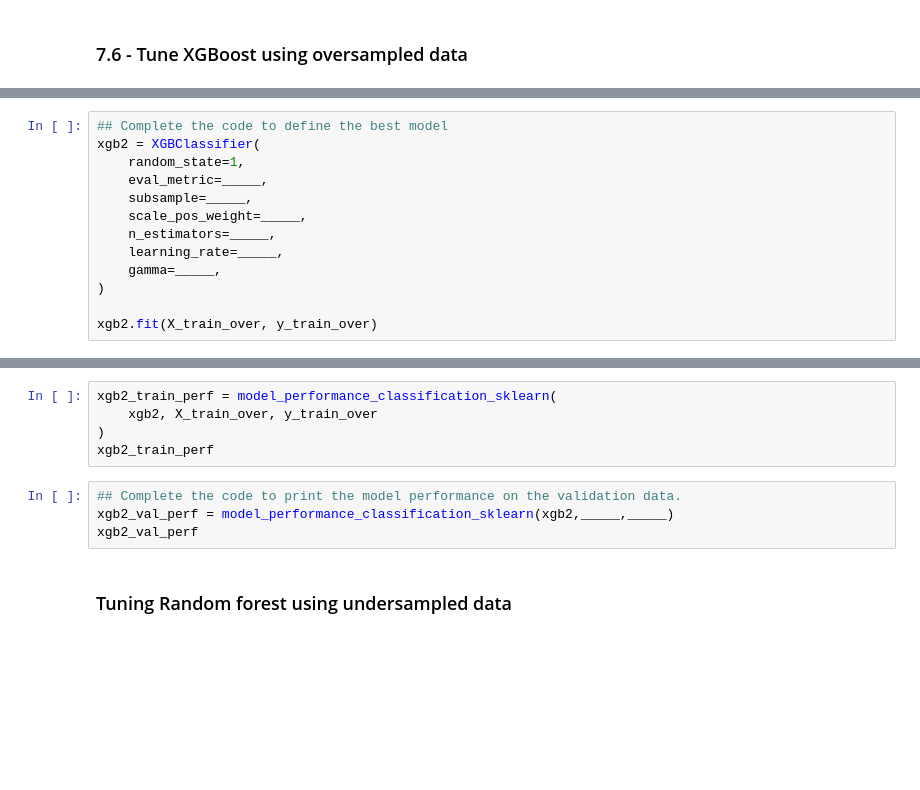
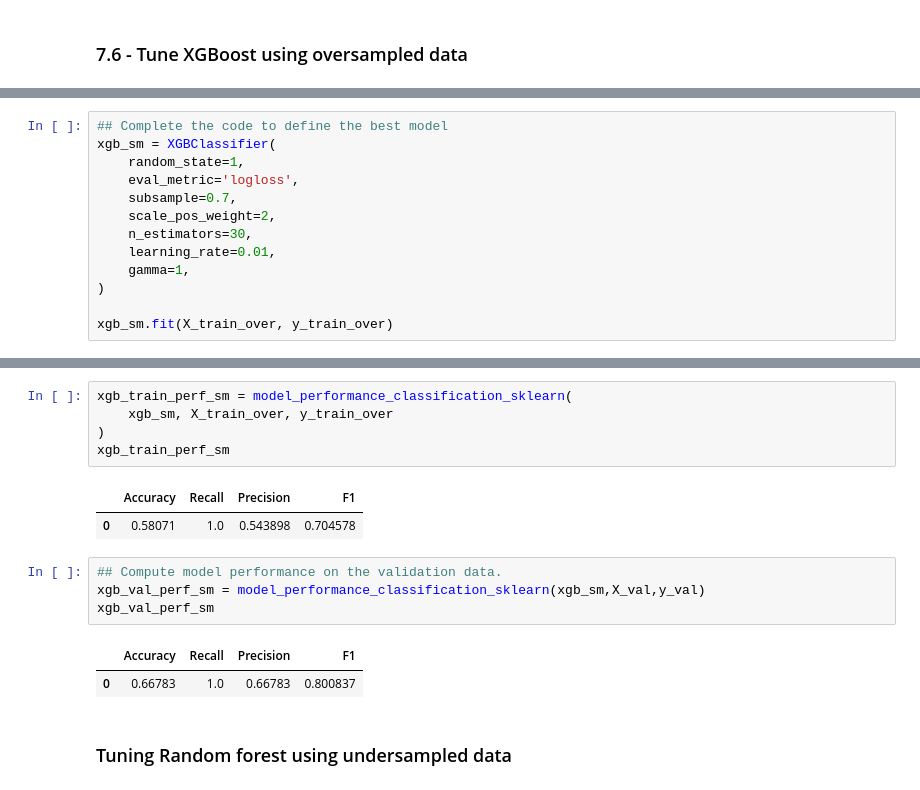
Before and after one commit to RashmiJK/PGP-AIML-EasyVisa-AML, a Jupyter notebook: easyvisa_modeling.ipynb, the cells around one changed output, grey strips where cells are left out. Cells and saved outputs as stored; diff of their text form; blank space fills up the shorter version.

```diff
--- a/easyvisa_modeling.ipynb
+++ b/easyvisa_modeling.ipynb
@@ -1634,13 +1724,13 @@ print("Best parameters are {} with CV score={}:" .format(randomized_cv.best_para
 # %%
 ## Complete the code to define the best model
-xgb2 = XGBClassifier(
+xgb_sm = XGBClassifier(
     random_state=1,
-    eval_metric=_____,
-    subsample=_____,
-    scale_pos_weight=_____,
-    n_estimators=_____,
-    learning_rate=_____,
-    gamma=_____,
+    eval_metric='logloss',
+    subsample=0.7,
+    scale_pos_weight=2,
+    n_estimators=30,
+    learning_rate=0.01,
+    gamma=1,
 )
 
-xgb2.fit(X_train_over, y_train_over)
+xgb_sm.fit(X_train_over, y_train_over)
@@ -1647,12 +1749,18 @@ xgb2.fit(X_train_over, y_train_over)
 # %%
-xgb2_train_perf = model_performance_classification_sklearn(
-    xgb2, X_train_over, y_train_over
+xgb_train_perf_sm = model_performance_classification_sklearn(
+    xgb_sm, X_train_over, y_train_over
 )
-xgb2_train_perf
+xgb_train_perf_sm
+# %% [output]
+|  | Accuracy | Recall | Precision | F1 |
+| 0 | 0.58071 | 1.0 | 0.543898 | 0.704578 |
 # %%
-## Complete the code to print the model performance on the validation data.
-xgb2_val_perf = model_performance_classification_sklearn(xgb2,_____,_____)
-xgb2_val_perf
+## Compute model performance on the validation data.
+xgb_val_perf_sm = model_performance_classification_sklearn(xgb_sm,X_val,y_val)
+xgb_val_perf_sm
+# %% [output]
+|  | Accuracy | Recall | Precision | F1 |
+| 0 | 0.66783 | 1.0 | 0.66783 | 0.800837 |
 # %% [markdown]
 ### Tuning Random forest using undersampled data
 # %%
```
Also changed, not shown: parts of 14 cells of this notebook.
